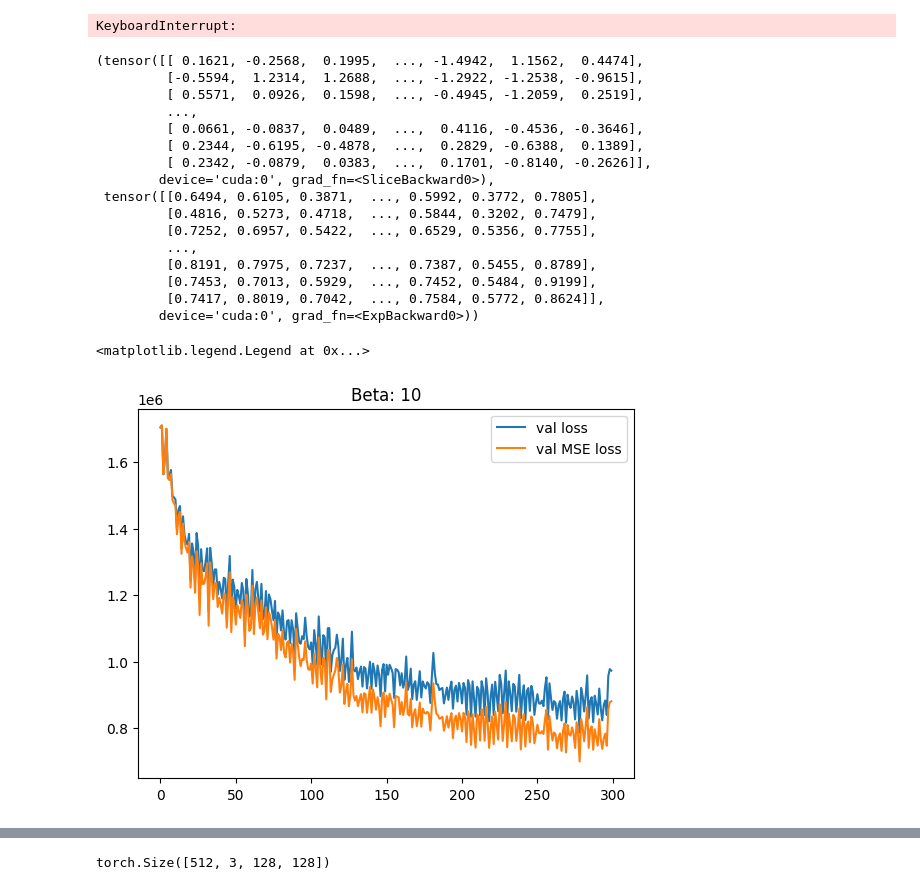
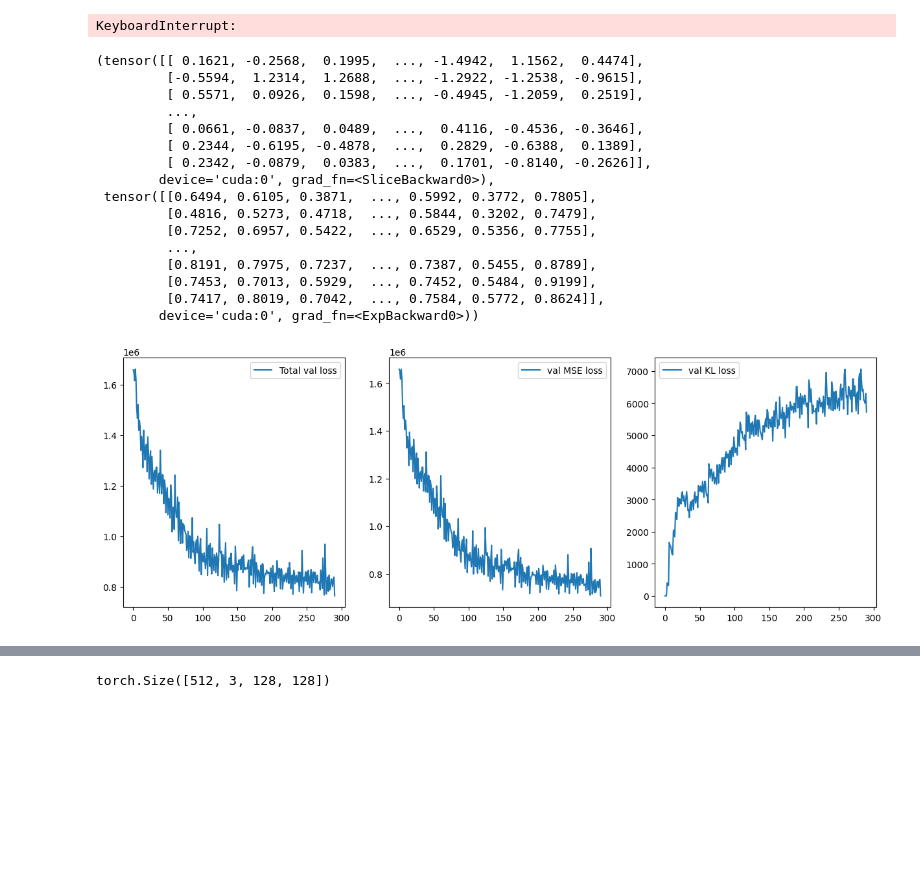
Before and after one commit to karm-patel/VAE, a Jupyter notebook: autoencoders/vae.ipynb, the cells around one changed output, grey strips where cells are left out. Saved outputs shown, nothing was run; the diff lists cells and outputs as text; code cells hidden in the pictures; blank space fills up the shorter version.

```diff
--- a/autoencoders/vae.ipynb
+++ b/autoencoders/vae.ipynb
@@ -68,7 +68,7 @@ from models.vae2 import VAE, Encoder, Decoder
 %autoreload 2
 # %%
 n_samples = 4
-feature_size = 64
+feature_size = 256
 filters = [3, 16, 32, 64, 128, 256]
 kernel_sizes = [4, 4, 4, 4, 4]
 strides = [2,2,2,2,2]
@@ -170,34 +170,40 @@ for epoch in range(n_epochs):
                 val_losses.append((loss.detach().to(cpu_device), mse_loss.detach().to(cpu_device), kl_loss.detach().to(cpu_device)))
 # %% [output]
 KeyboardInterrupt:
-# %%
-mu, torch.exp(logvar)
-# %% [output]
-(tensor([[ 0.1621, -0.2568,  0.1995,  ..., -1.4942,  1.1562,  0.4474],
-         [-0.5594,  1.2314,  1.2688,  ..., -1.2922, -1.2538, -0.9615],
-         [ 0.5571,  0.0926,  0.1598,  ..., -0.4945, -1.2059,  0.2519],
-         ...,
-         [ 0.0661, -0.0837,  0.0489,  ...,  0.4116, -0.4536, -0.3646],
-         [ 0.2344, -0.6195, -0.4878,  ...,  0.2829, -0.6388,  0.1389],
-         [ 0.2342, -0.0879,  0.0383,  ...,  0.1701, -0.8140, -0.2626]],
-        device='cuda:0', grad_fn=<SliceBackward0>),
- tensor([[0.6494, 0.6105, 0.3871,  ..., 0.5992, 0.3772, 0.7805],
-         [0.4816, 0.5273, 0.4718,  ..., 0.5844, 0.3202, 0.7479],
-         [0.7252, 0.6957, 0.5422,  ..., 0.6529, 0.5356, 0.7755],
-         ...,
-         [0.8191, 0.7975, 0.7237,  ..., 0.7387, 0.5455, 0.8789],
-         [0.7453, 0.7013, 0.5929,  ..., 0.7452, 0.5484, 0.9199],
-         [0.7417, 0.8019, 0.7042,  ..., 0.7584, 0.5772, 0.8624]],
-        device='cuda:0', grad_fn=<ExpBackward0>))
+# %%
+mu, torch.exp(logvar)
+# %% [output]
+(tensor([[ 0.1621, -0.2568,  0.1995,  ..., -1.4942,  1.1562,  0.4474],
+         [-0.5594,  1.2314,  1.2688,  ..., -1.2922, -1.2538, -0.9615],
+         [ 0.5571,  0.0926,  0.1598,  ..., -0.4945, -1.2059,  0.2519],
+         ...,
+         [ 0.0661, -0.0837,  0.0489,  ...,  0.4116, -0.4536, -0.3646],
+         [ 0.2344, -0.6195, -0.4878,  ...,  0.2829, -0.6388,  0.1389],
+         [ 0.2342, -0.0879,  0.0383,  ...,  0.1701, -0.8140, -0.2626]],
+        device='cuda:0', grad_fn=<SliceBackward0>),
+ tensor([[0.6494, 0.6105, 0.3871,  ..., 0.5992, 0.3772, 0.7805],
+         [0.4816, 0.5273, 0.4718,  ..., 0.5844, 0.3202, 0.7479],
+         [0.7252, 0.6957, 0.5422,  ..., 0.6529, 0.5356, 0.7755],
+         ...,
+         [0.8191, 0.7975, 0.7237,  ..., 0.7387, 0.5455, 0.8789],
+         [0.7453, 0.7013, 0.5929,  ..., 0.7452, 0.5484, 0.9199],
+         [0.7417, 0.8019, 0.7042,  ..., 0.7584, 0.5772, 0.8624]],
+        device='cuda:0', grad_fn=<ExpBackward0>))
 # %%
 import numpy as np
 to_cpu = lambda arr: [each.detach().to(cpu_device) for each in arr]
-# plt.plot(to_cpu(losses), label="train")
-plt.title(f"Beta: {beta}")
-plt.plot(np.array(val_losses)[:,0][0:], label="val loss")
-plt.plot(np.array(val_losses)[:,1][0:], label="val MSE loss")
-# plt.plot(np.array(val_losses)[:,2][0:], label="val KL loss")
-plt.legend()
+model_name = f"vae_{feature_size}_1l_{beta}_{n_samples}"
+
+fig, (ax1, ax2, ax3) = plt.subplots(1,3, figsize = (15,5))
+ax1.plot(np.array(val_losses)[:,0][0:], label="Total val loss")
+ax1.legend()
+
+ax2.plot(np.array(val_losses)[:,1][0:], label="val MSE loss")
+ax2.legend()
+
+ax3.plot(np.array(val_losses)[:,2][0:], label="val KL loss")
+ax3.legend()
+
+plt.savefig("losses_" + model_name)
 # %% [output]
-<matplotlib.legend.Legend at 0x...>
-[figure, old version]
+[figure, new version]
```
Also changed, not shown: parts of 8 cells of this notebook, 6 other files.
